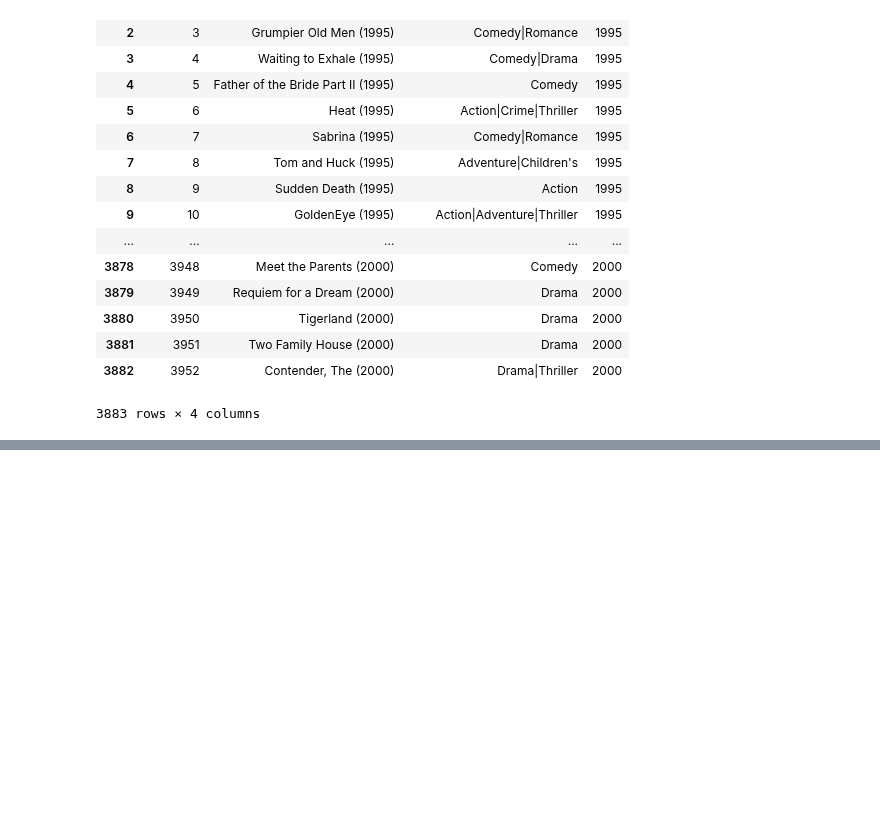
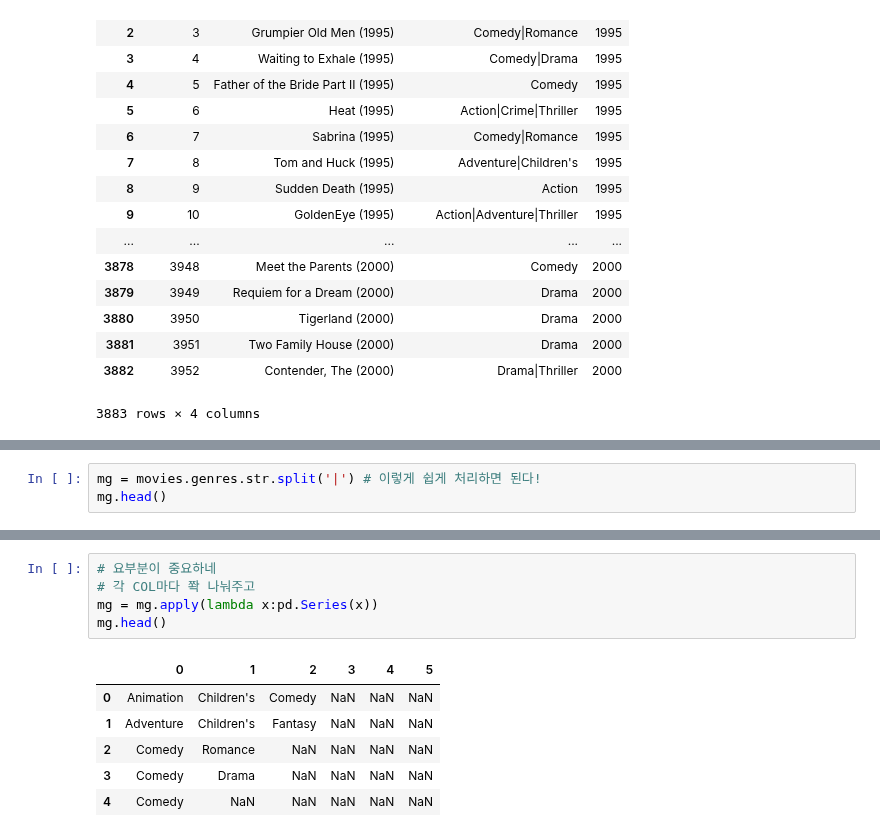
Before and after one commit to gtpgg1013/AI_docs, a Jupyter notebook: part4-ML/MLpy/Day8_0711_HW.ipynb, the cells around one changed output, grey strips where cells are left out. Drawn from its saved outputs; the diff is of its cells as text; blank space fills up the shorter version.

```diff
--- a/part4-ML/MLpy/Day8_0711_HW.ipynb
+++ b/part4-ML/MLpy/Day8_0711_HW.ipynb
@@ -476,0 +447,3 @@ enc.categories_
+# %%
+mg = movies.genres.str.split('|') # 이렇게 쉽게 처리하면 된다!
+mg.head()
@@ -476,0 +466,12 @@ enc.categories_
+# %%
+# 요부분이 중요하네
+# 각 COL마다 쫙 나눠주고
+mg = mg.apply(lambda x:pd.Series(x))
+mg.head()
+# %% [output]
+|  | 0 | 1 | 2 | 3 | 4 | 5 |
+| 0 | Animation | Children's | Comedy | NaN | NaN | NaN |
+| 1 | Adventure | Children's | Fantasy | NaN | NaN | NaN |
+| 2 | Comedy | Romance | NaN | NaN | NaN | NaN |
+| 3 | Comedy | Drama | NaN | NaN | NaN | NaN |
+| 4 | Comedy | NaN | NaN | NaN | NaN | NaN |
```
Also changed, not shown: parts of 9 cells of this notebook, 5 other files.
